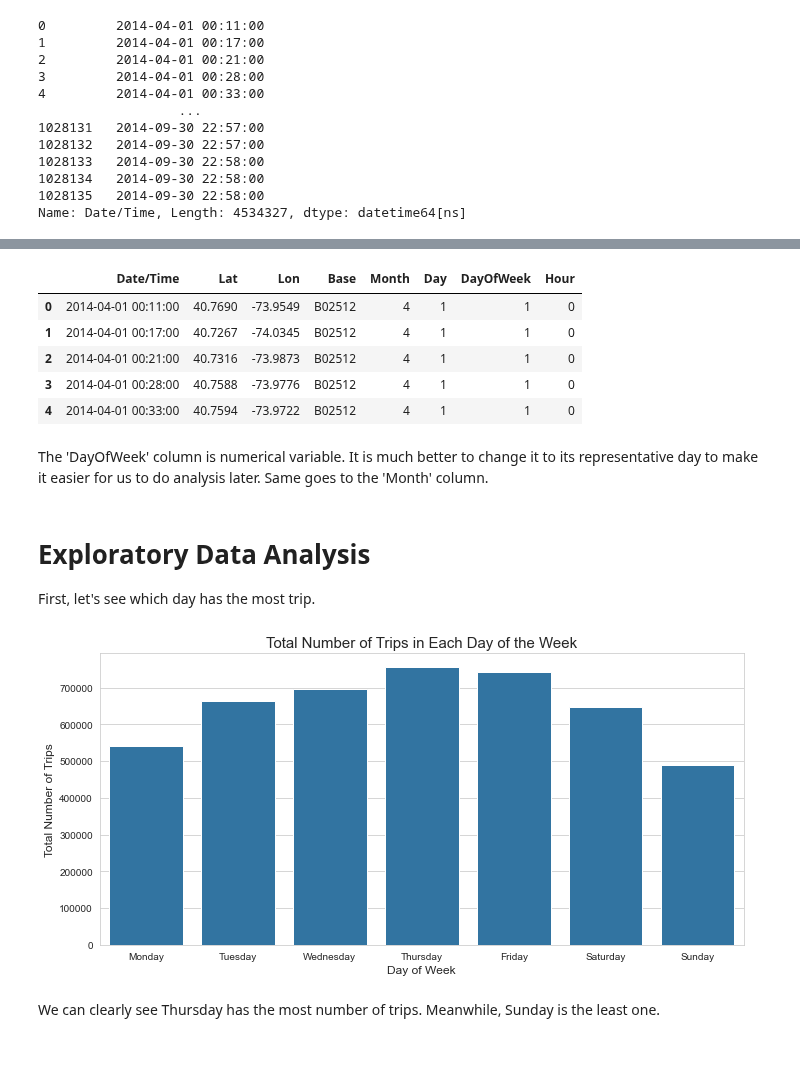
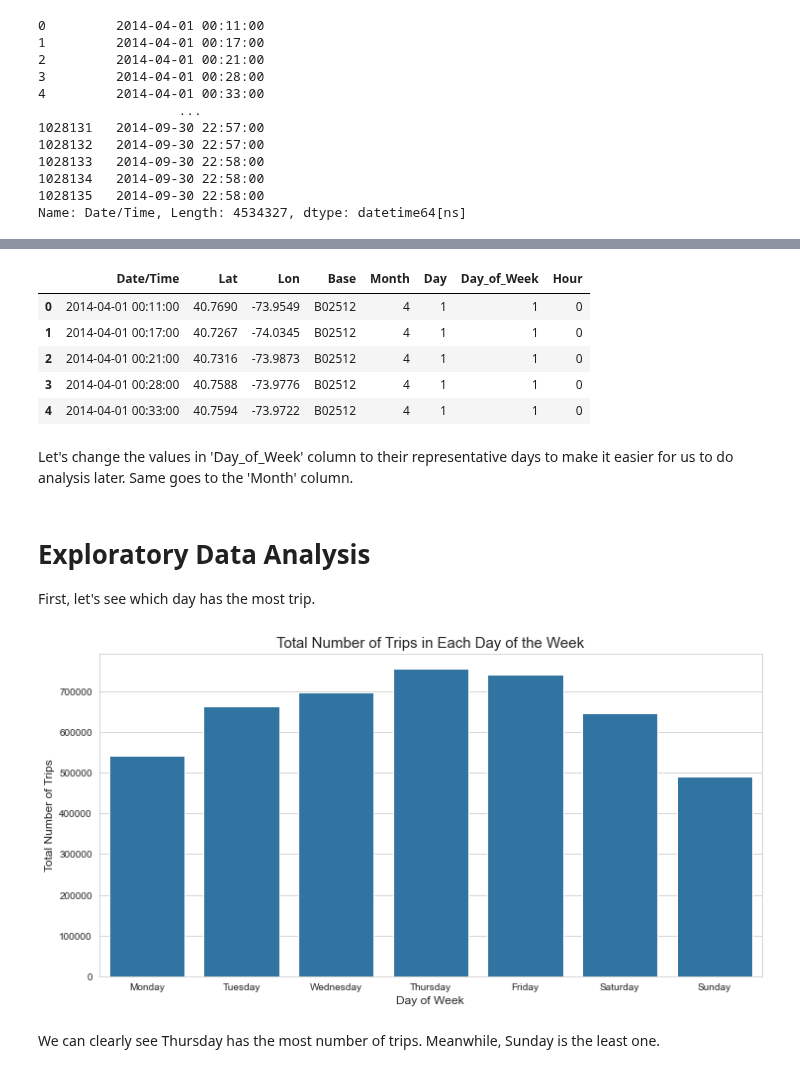
Before and after one commit to alfredomarinus/portfolio, a Jupyter notebook: Uber Analysis/code.ipynb, the cells around one changed output, grey strips where cells are left out. Cells and saved outputs as stored; diff of their text form; code cells hidden in the pictures.

```diff
--- a/Uber Analysis/code.ipynb
+++ b/Uber Analysis/code.ipynb
@@ -1,13 +1,17 @@
 # %% [markdown]
 # Import libraries
 # %%
+import os
+
+# data manipulation
 import pandas as pd
-import os
+
+# data visualization
 import matplotlib.pyplot as plt
 import seaborn as sns
 %matplotlib inline
 
-plt.rcParams['figure.figsize'] = [10,5]
+plt.rcParams['figure.figsize'] = [12,6]
 sns.set_style('whitegrid')
 # %% [markdown]
 # Import dataset
@@ -89,22 +89,22 @@ What can we extract from this 'Date/Time' columns? We can extract the month of c
 # %%
 df['Month'] = df['Date/Time'].apply(lambda x: x.month)
 df['Day'] = df['Date/Time'].apply(lambda x: x.day)
-df['DayOfWeek'] = df['Date/Time'].apply(lambda x: x.dayofweek)
+df['Day_of_Week'] = df['Date/Time'].apply(lambda x: x.dayofweek)
 df['Hour'] = df['Date/Time'].apply(lambda x: x.hour)
 # %%
 df.head()
 # %% [output]
-|  | Date/Time | Lat | Lon | Base | Month | Day | DayOfWeek | Hour |
+|  | Date/Time | Lat | Lon | Base | Month | Day | Day_of_Week | Hour |
 | 0 | 2014-04-01 00:11:00 | 40.7690 | -73.9549 | B02512 | 4 | 1 | 1 | 0 |
 | 1 | 2014-04-01 00:17:00 | 40.7267 | -74.0345 | B02512 | 4 | 1 | 1 | 0 |
 | 2 | 2014-04-01 00:21:00 | 40.7316 | -73.9873 | B02512 | 4 | 1 | 1 | 0 |
 | 3 | 2014-04-01 00:28:00 | 40.7588 | -73.9776 | B02512 | 4 | 1 | 1 | 0 |
 | 4 | 2014-04-01 00:33:00 | 40.7594 | -73.9722 | B02512 | 4 | 1 | 1 | 0 |
 # %% [markdown]
-The 'DayOfWeek' column is numerical variable. It is much better to change it to its representative day to make it easier for us to do analysis later. Same goes to the 'Month' column.
+Let's change the values in 'Day_of_Week' column to their representative days to make it easier for us to do analysis later. Same goes to the 'Month' column.
 # %%
-dayofweek = {0:'Monday',1:'Tuesday',2:'Wednesday',3:'Thursday',4:'Friday',5:'Saturday',6:'Sunday'}
-df['DayOfWeek'] = df['DayOfWeek'].map(dayofweek)
+day_of_week = {0:'Monday',1:'Tuesday',2:'Wednesday',3:'Thursday',4:'Friday',5:'Saturday',6:'Sunday'}
+df['Day_of_Week'] = df['Day_of_Week'].map(day_of_week)
 
 month = {4:'April',5:'May',6:'June',7:'July',8:'August',9:'September'}
 df['Month'] = df['Month'].map(month)
@@ -112,14 +112,12 @@ df['Month'] = df['Month'].map(month)
 # Exploratory Data Analysis
 First, let's see which day has the most trip.
 # %%
-sns.countplot(x='DayOfWeek',data=df,order=['Monday','Tuesday','Wednesday','Thursday','Friday','Saturday','Sunday'],color='C0')
+sns.countplot(x='Day_of_Week',data=df,order=['Monday','Tuesday','Wednesday','Thursday','Friday','Saturday','Sunday'],color='C0')
 plt.xlabel('Day of Week', fontsize=12)
 plt.ylabel('Total Number of Trips', fontsize=12)
-plt.title('Total Number of Trips in Each Day of the Week', fontsize=15)
-plt.tight_layout()
-plt.show()
+plt.title('Total Number of Trips in Each Day of the Week', fontsize=15);
 # %% [output]
-[figure, old version]
+[figure, new version]
 # %% [markdown]
 We can clearly see Thursday has the most number of trips. Meanwhile, Sunday is the least one.
 # %%
```
Also changed, not shown: parts of 15 cells of this notebook.
